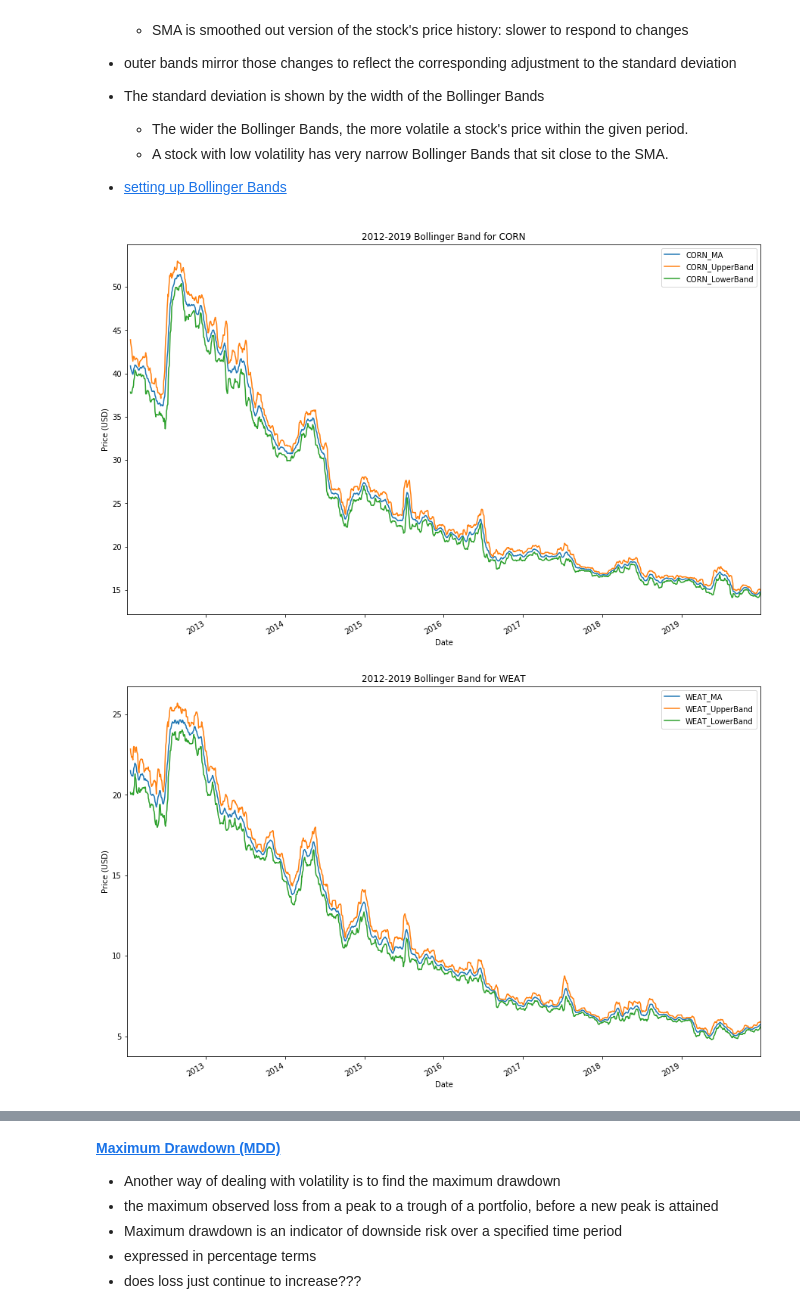
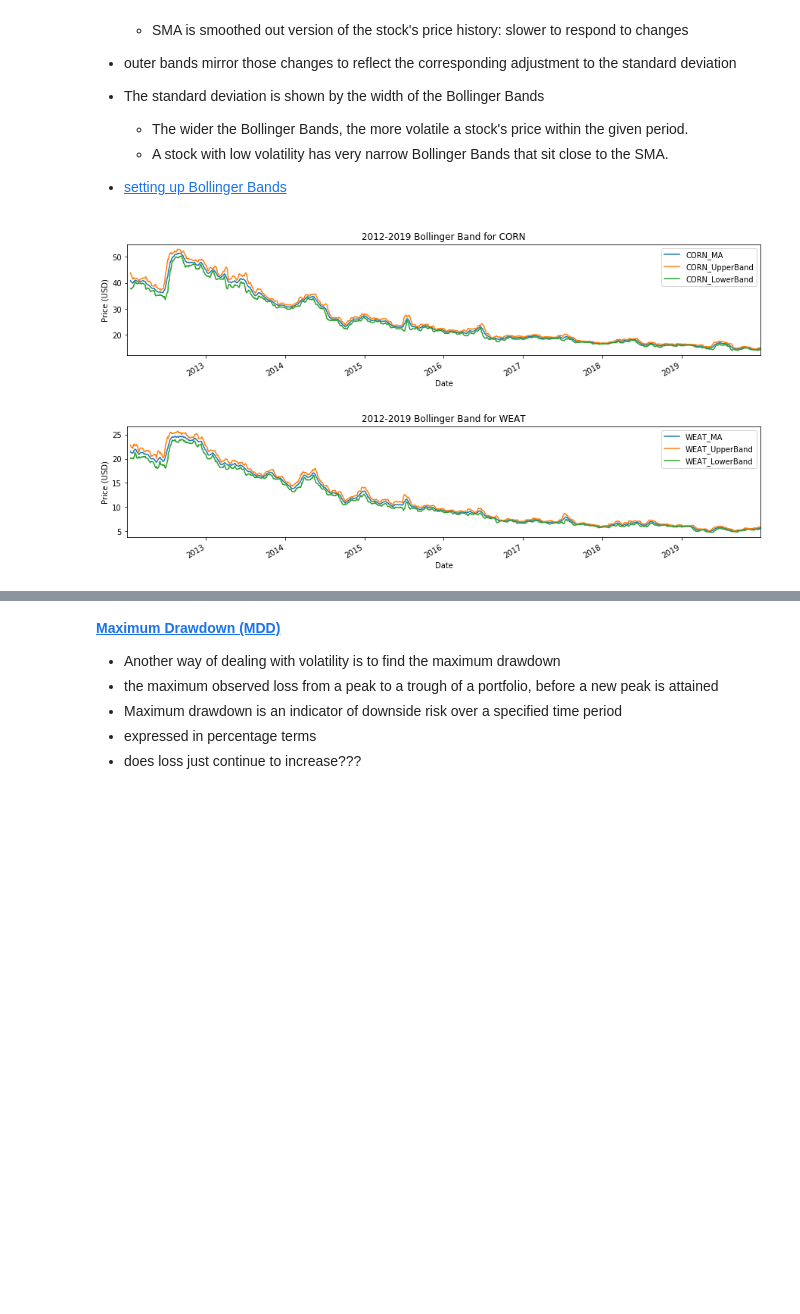
Before and after one commit to megankuscsik/Capstone-Project, a Jupyter notebook: EDA_Stats.ipynb, the cells around one changed output, grey strips where cells are left out. Saved outputs shown, nothing was run; the diff lists cells and outputs as text; code cells hidden in the pictures; blank space fills up the shorter version.

```diff
--- a/EDA_Stats.ipynb
+++ b/EDA_Stats.ipynb
@@ -309,35 +359,38 @@ data['CORN_MA'] = data['CORN_Close'].rolling(12).mean()
 #set standard deviation for sample
 data['CORN_STD'] = data['CORN_Close'].rolling(12).std()
 #set upper and lower band
 data['CORN_UpperBand'] = data['CORN_MA'] + (data['CORN_STD'] * 2)
 data['CORN_LowerBand'] = data['CORN_MA'] - (data['CORN_STD'] * 2)
+diff_CORN = data['CORN_UpperBand'] - data['CORN_LowerBand']
 #Plot Bollinger Band
-data[['CORN_MA', 'CORN_UpperBand', 'CORN_LowerBand']].plot(figsize=(15,10))
+data[['CORN_MA', 'CORN_UpperBand', 'CORN_LowerBand']].plot(figsize=(15,3))
 plt.title('2012-2019 Bollinger Band for CORN')
 plt.ylabel('Price (USD)')
 plt.show()
 
 #WEAT_Close-- LOW VOLATILITY
 data['WEAT_MA'] = data['WEAT_Close'].rolling(12).mean()
 data['WEAT_STD'] = data['WEAT_Close'].rolling(12).std()
 data['WEAT_UpperBand'] = data['WEAT_MA'] + (data['WEAT_STD'] * 2)
 data['WEAT_LowerBand'] = data['WEAT_MA'] - (data['WEAT_STD'] * 2)
+diff_WEAT = data['WEAT_UpperBand'] - data['WEAT_LowerBand']
 #Plot Bollinger Band
-data[['WEAT_MA', 'WEAT_UpperBand', 'WEAT_LowerBand']].plot(figsize=(15,10))
+data[['WEAT_MA', 'WEAT_UpperBand', 'WEAT_LowerBand']].plot(figsize=(15,3))
 plt.title('2012-2019 Bollinger Band for WEAT')
 plt.ylabel('Price (USD)')
 plt.show()
 
 #CANE_Close-- LOW VOLATILITY
 data['CANE_MA'] = data['CANE_Close'].rolling(12).mean()
 data['CANE_STD'] = data['CANE_Close'].rolling(12).std()
 data['CANE_UpperBand'] = data['CANE_MA'] + (data['CANE_STD'] * 2)
 data['CANE_LowerBand'] = data['CANE_MA'] - (data['CANE_STD'] * 2)
+diff_CANE = data['CANE_UpperBand'] - data['CANE_LowerBand']
 #Plot Bollinger Band
-data[['CANE_MA', 'CANE_UpperBand', 'CANE_LowerBand']].plot(figsize=(15,10))
+data[['CANE_MA', 'CANE_UpperBand', 'CANE_LowerBand']].plot(figsize=(15,3))
 plt.title('2012-2019 Bollinger Band for CANE')
 plt.ylabel('Price (USD)')
 plt.show()
 # %% [output]
-[figure, old version]
+[figure, new version]
-[figure, old version]
+[figure, new version]
```
Also changed, not shown: parts of 18 cells of this notebook, 1 other file.
